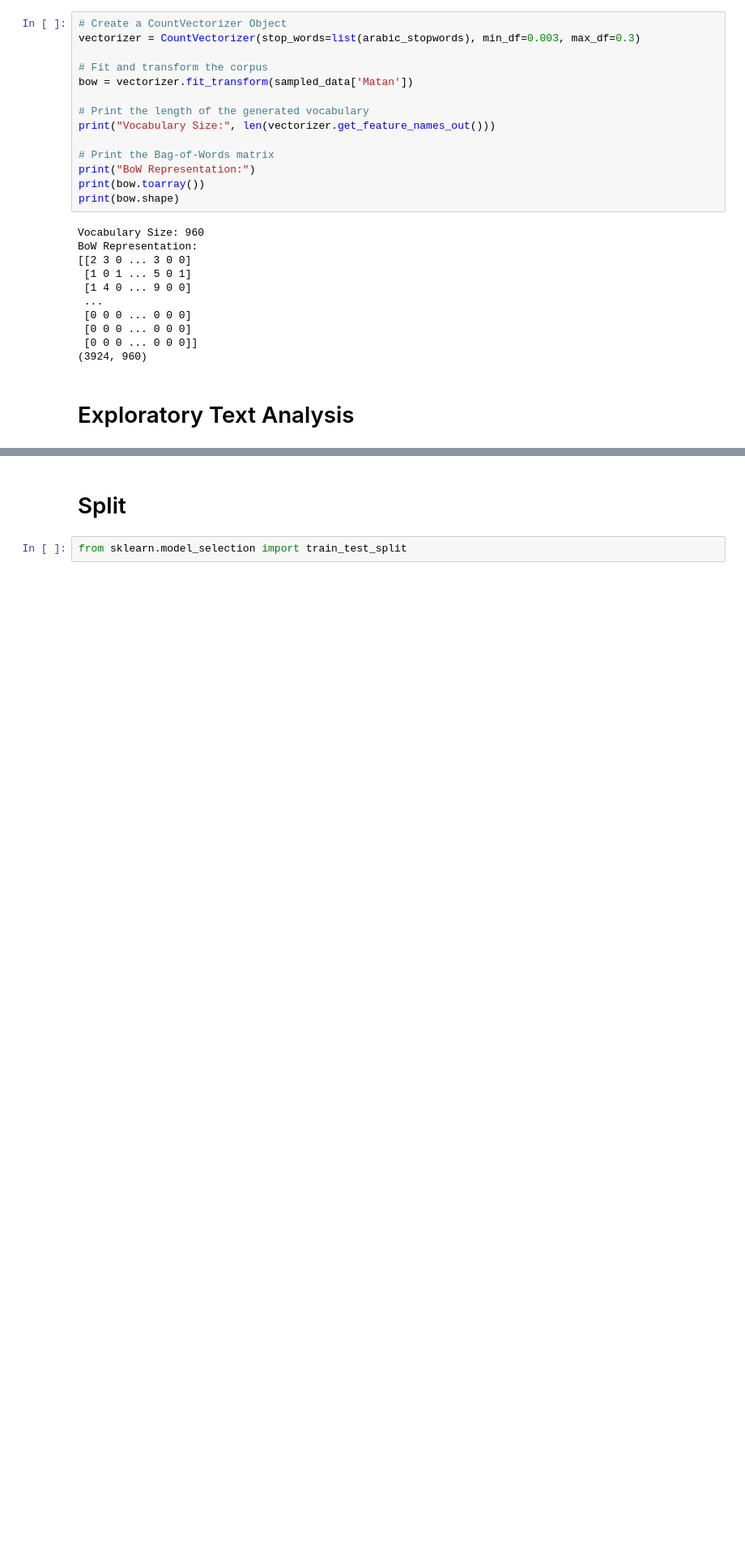
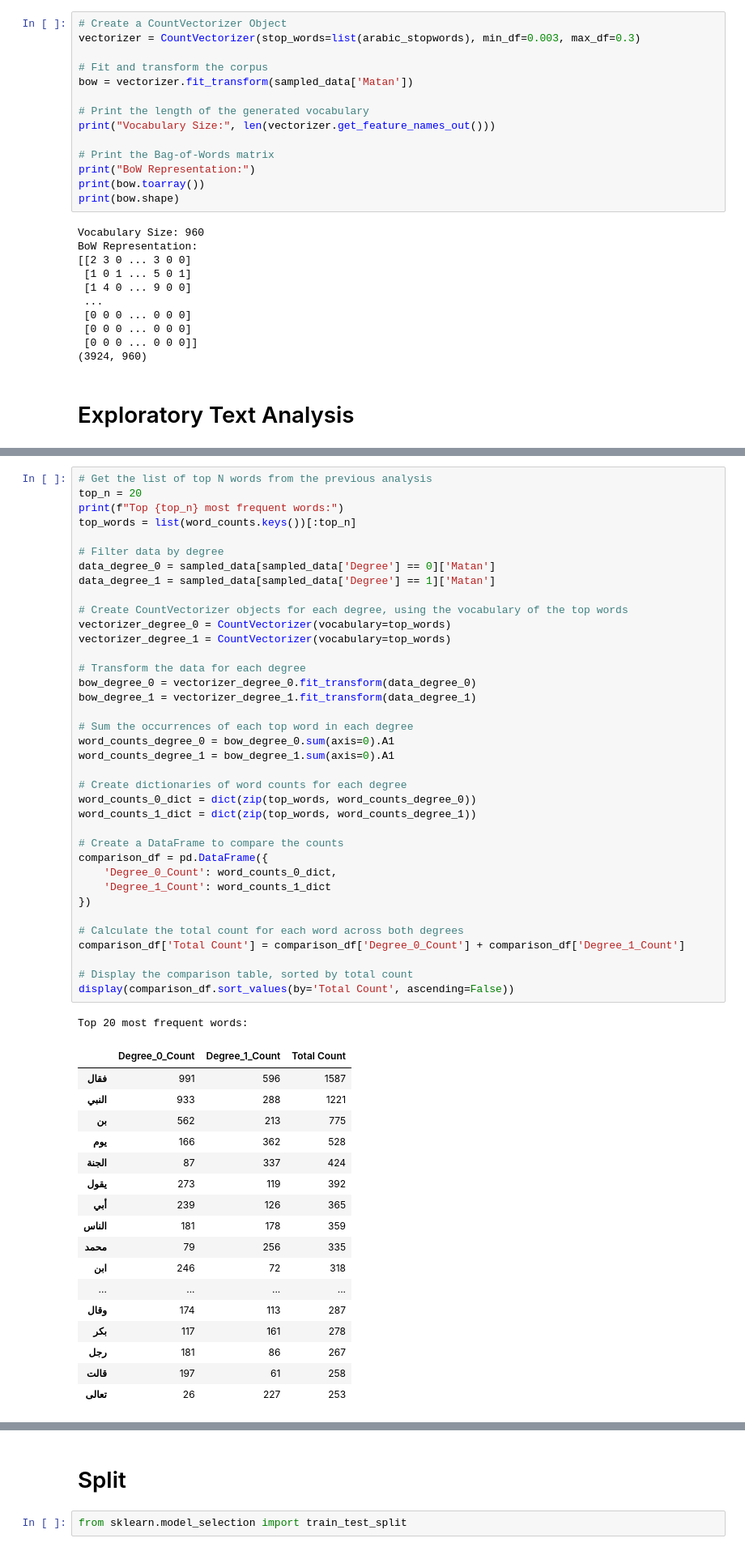
Before and after one commit to MuhammadHelmyOmar/Hadith, a Jupyter notebook: bow_featuring.ipynb, the cells around one changed output, grey strips where cells are left out. Shown: that part at 81% size. Saved outputs shown, nothing was run; the diff lists cells and outputs as text; blank space fills up the shorter version.

```diff
--- a/bow_featuring.ipynb
+++ b/bow_featuring.ipynb
@@ -192,0 +171,56 @@ Top 20 most frequent words:
+# %%
+# Get the list of top N words from the previous analysis
+top_n = 20
+print(f"Top {top_n} most frequent words:")
+top_words = list(word_counts.keys())[:top_n]
+
+# Filter data by degree
+data_degree_0 = sampled_data[sampled_data['Degree'] == 0]['Matan']
+data_degree_1 = sampled_data[sampled_data['Degree'] == 1]['Matan']
+
+# Create CountVectorizer objects for each degree, using the vocabulary of the top words
+vectorizer_degree_0 = CountVectorizer(vocabulary=top_words)
+vectorizer_degree_1 = CountVectorizer(vocabulary=top_words)
+
+# Transform the data for each degree
+bow_degree_0 = vectorizer_degree_0.fit_transform(data_degree_0)
+bow_degree_1 = vectorizer_degree_1.fit_transform(data_degree_1)
+
+# Sum the occurrences of each top word in each degree
+word_counts_degree_0 = bow_degree_0.sum(axis=0).A1
+word_counts_degree_1 = bow_degree_1.sum(axis=0).A1
+
+# Create dictionaries of word counts for each degree
+word_counts_0_dict = dict(zip(top_words, word_counts_degree_0))
+word_counts_1_dict = dict(zip(top_words, word_counts_degree_1))
+
+# Create a DataFrame to compare the counts
+comparison_df = pd.DataFrame({
+    'Degree_0_Count': word_counts_0_dict,
+    'Degree_1_Count': word_counts_1_dict
+})
+
+# Calculate the total count for each word across both degrees
+comparison_df['Total Count'] = comparison_df['Degree_0_Count'] + comparison_df['Degree_1_Count']
+
+# Display the comparison table, sorted by total count
+display(comparison_df.sort_values(by='Total Count', ascending=False))
+# %% [output]
+Top 20 most frequent words:
+|  | Degree_0_Count | Degree_1_Count | Total Count |
+| فقال | 991 | 596 | 1587 |
+| النبي | 933 | 288 | 1221 |
+| بن | 562 | 213 | 775 |
+| يوم | 166 | 362 | 528 |
+| الجنة | 87 | 337 | 424 |
+| يقول | 273 | 119 | 392 |
+| أبي | 239 | 126 | 365 |
+| الناس | 181 | 178 | 359 |
+| محمد | 79 | 256 | 335 |
+| ابن | 246 | 72 | 318 |
+| ... | ... | ... | ... |
+| وقال | 174 | 113 | 287 |
+| بكر | 117 | 161 | 278 |
+| رجل | 181 | 86 | 267 |
+| قالت | 197 | 61 | 258 |
+| تعالى | 26 | 227 | 253 |
```
Also changed, not shown: parts of 7 cells of this notebook.
